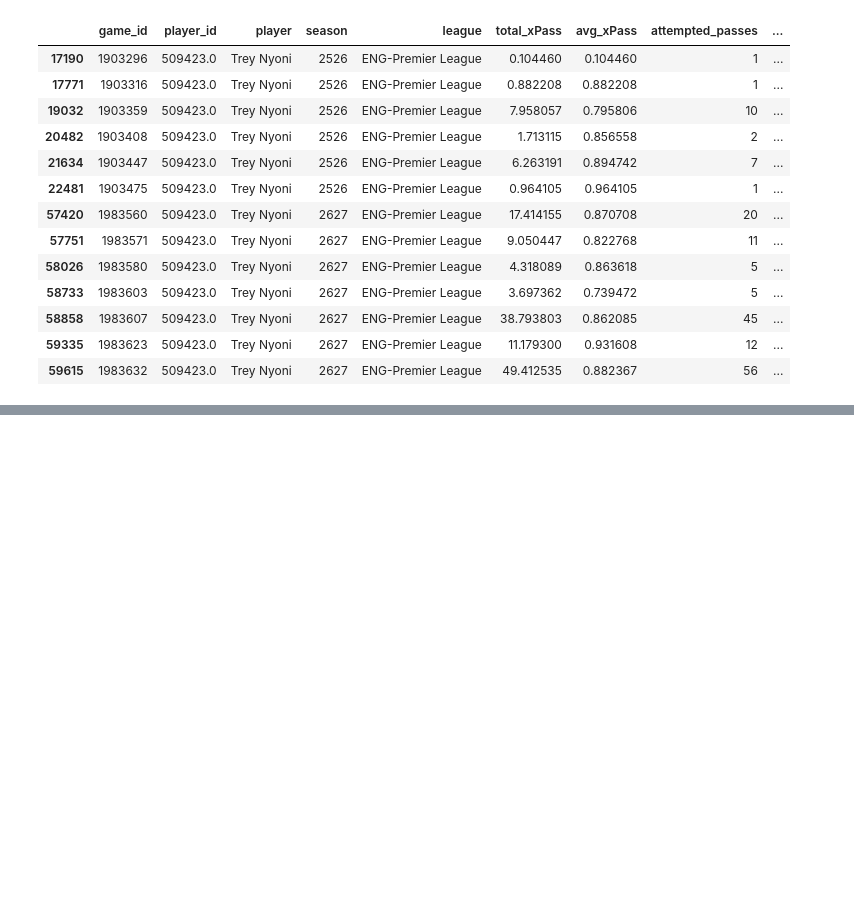
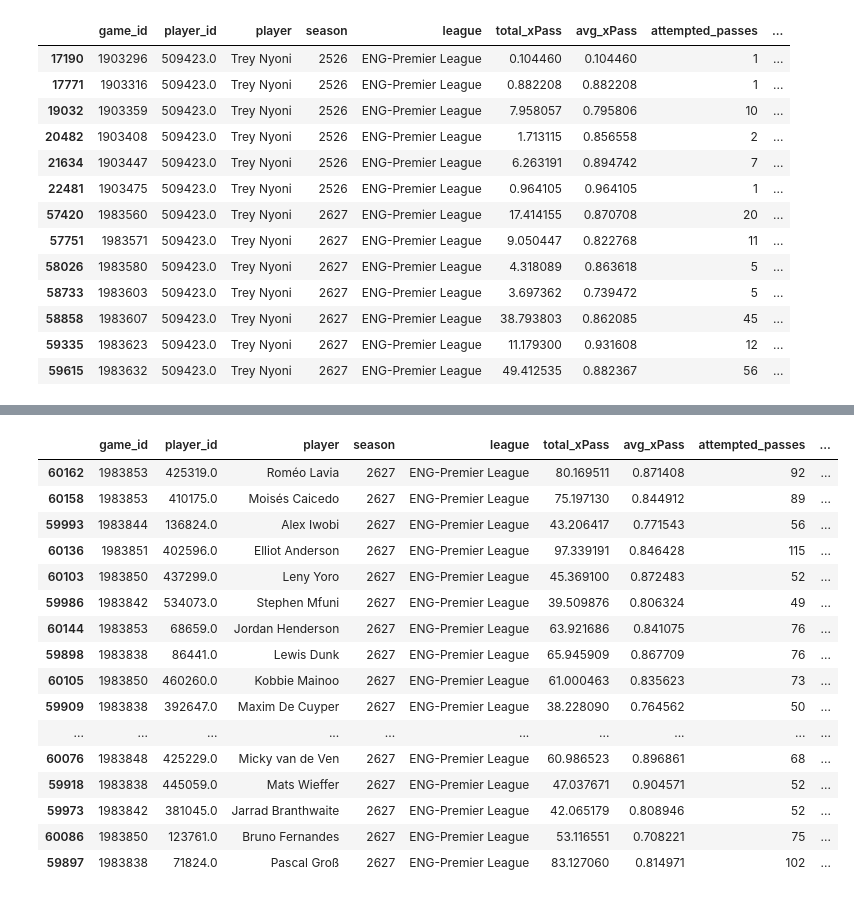
Before and after one commit to sethmckinnonevans/xPass, a Jupyter notebook: notebooks/03_26-27_analysis.ipynb, the cells around one changed output, grey strips where cells are left out. Drawn from its saved outputs; the diff is of its cells as text; code cells hidden in the pictures; blank space fills up the shorter version.

```diff
--- a/notebooks/03_26-27_analysis.ipynb
+++ b/notebooks/03_26-27_analysis.ipynb
@@ -906,0 +907,12 @@ display(player_match_xpass[player_match_xpass["player"] == "Trey Nyoni"])
+# %%
+
+pd.set_option("display.max_columns", None)
+pd.set_option("display.max_rows", None)
+pd.reset_option("display.width")
+display(
+    trajectory_filtered[
+        (trajectory_filtered["league"] == "ENG-Premier League") &
+        (trajectory_filtered["change_avg_xPass"] > 0) &
+        (trajectory_filtered["change_PAx"] > 0)
+    ]
+)
@@ -906,0 +937,38 @@ display(player_match_xpass[player_match_xpass["player"] == "Trey Nyoni"])
+# %%
+this_week_matches = [
+    1983842,
+    1983848,
+    1983844,
+    1983836,
+    1983851,
+    1983853,
+    1983838,
+    1983840,
+    1983846,
+    1983850]
+
+this_week_players = player_match_xpass[
+    player_match_xpass["game_id"].isin(this_week_matches)
+]
+
+display(
+    this_week_players.nlargest(20, "PAx")
+)
+# %% [output]
+|  | game_id | player_id | player | season | league | total_xPass | avg_xPass | attempted_passes | ... |
+| 60162 | 1983853 | 425319.0 | Roméo Lavia | 2627 | ENG-Premier League | 80.169511 | 0.871408 | 92 | ... |
+| 60158 | 1983853 | 410175.0 | Moisés Caicedo | 2627 | ENG-Premier League | 75.197130 | 0.844912 | 89 | ... |
+| 59993 | 1983844 | 136824.0 | Alex Iwobi | 2627 | ENG-Premier League | 43.206417 | 0.771543 | 56 | ... |
+| 60136 | 1983851 | 402596.0 | Elliot Anderson | 2627 | ENG-Premier League | 97.339191 | 0.846428 | 115 | ... |
+| 60103 | 1983850 | 437299.0 | Leny Yoro | 2627 | ENG-Premier League | 45.369100 | 0.872483 | 52 | ... |
+| 59986 | 1983842 | 534073.0 | Stephen Mfuni | 2627 | ENG-Premier League | 39.509876 | 0.806324 | 49 | ... |
+| 60144 | 1983853 | 68659.0 | Jordan Henderson | 2627 | ENG-Premier League | 63.921686 | 0.841075 | 76 | ... |
+| 59898 | 1983838 | 86441.0 | Lewis Dunk | 2627 | ENG-Premier League | 65.945909 | 0.867709 | 76 | ... |
+| 60105 | 1983850 | 460260.0 | Kobbie Mainoo | 2627 | ENG-Premier League | 61.000463 | 0.835623 | 73 | ... |
+| 59909 | 1983838 | 392647.0 | Maxim De Cuyper | 2627 | ENG-Premier League | 38.228090 | 0.764562 | 50 | ... |
+| ... | ... | ... | ... | ... | ... | ... | ... | ... | ... |
+| 60076 | 1983848 | 425229.0 | Micky van de Ven | 2627 | ENG-Premier League | 60.986523 | 0.896861 | 68 | ... |
+| 59918 | 1983838 | 445059.0 | Mats Wieffer | 2627 | ENG-Premier League | 47.037671 | 0.904571 | 52 | ... |
+| 59973 | 1983842 | 381045.0 | Jarrad Branthwaite | 2627 | ENG-Premier League | 42.065179 | 0.808946 | 52 | ... |
+| 60086 | 1983850 | 123761.0 | Bruno Fernandes | 2627 | ENG-Premier League | 53.116551 | 0.708221 | 75 | ... |
+| 59897 | 1983838 | 71824.0 | Pascal Groß | 2627 | ENG-Premier League | 83.127060 | 0.814971 | 102 | ... |
```
Also changed, not shown: parts of 8 cells of this notebook, 8 other files.
